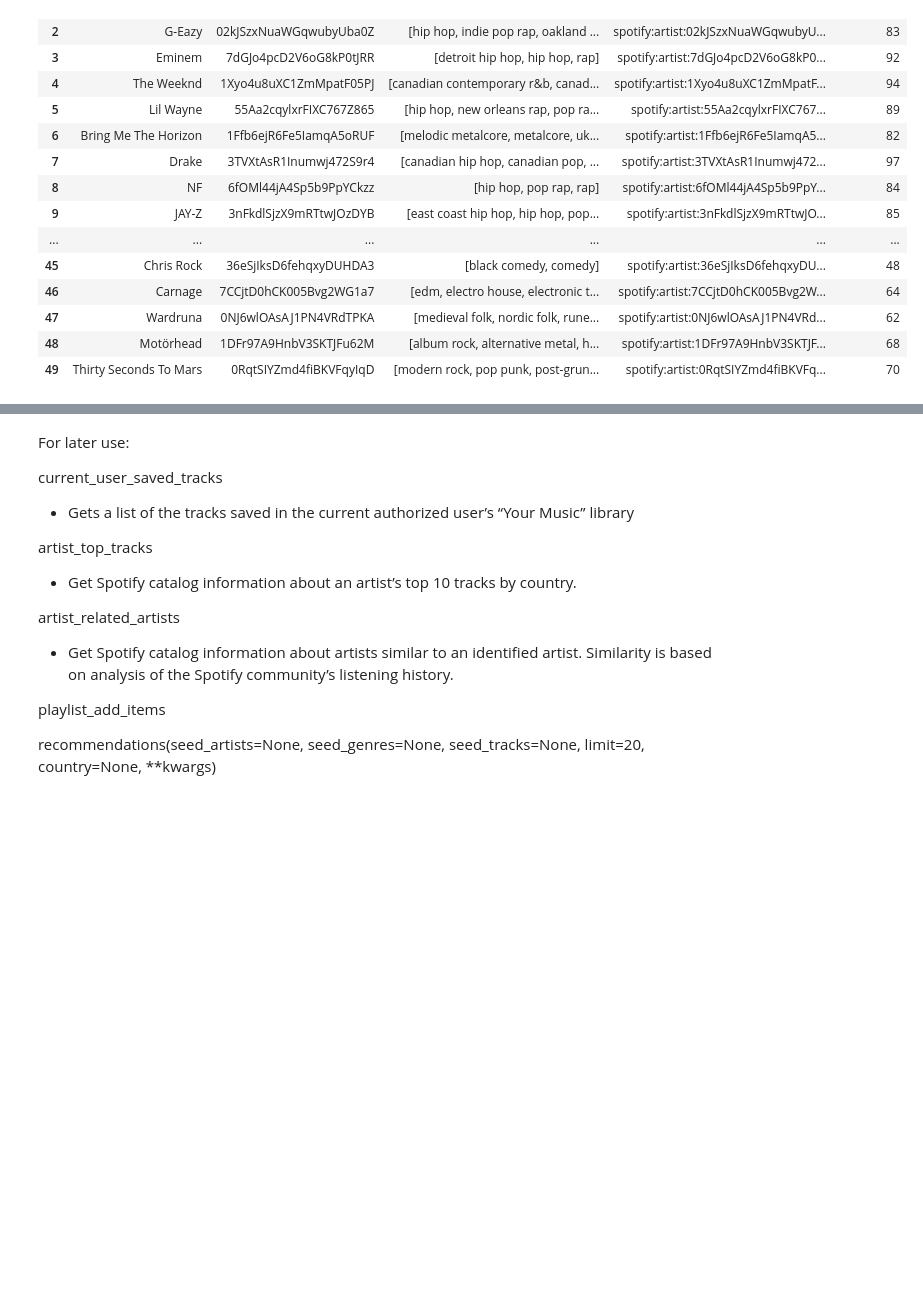
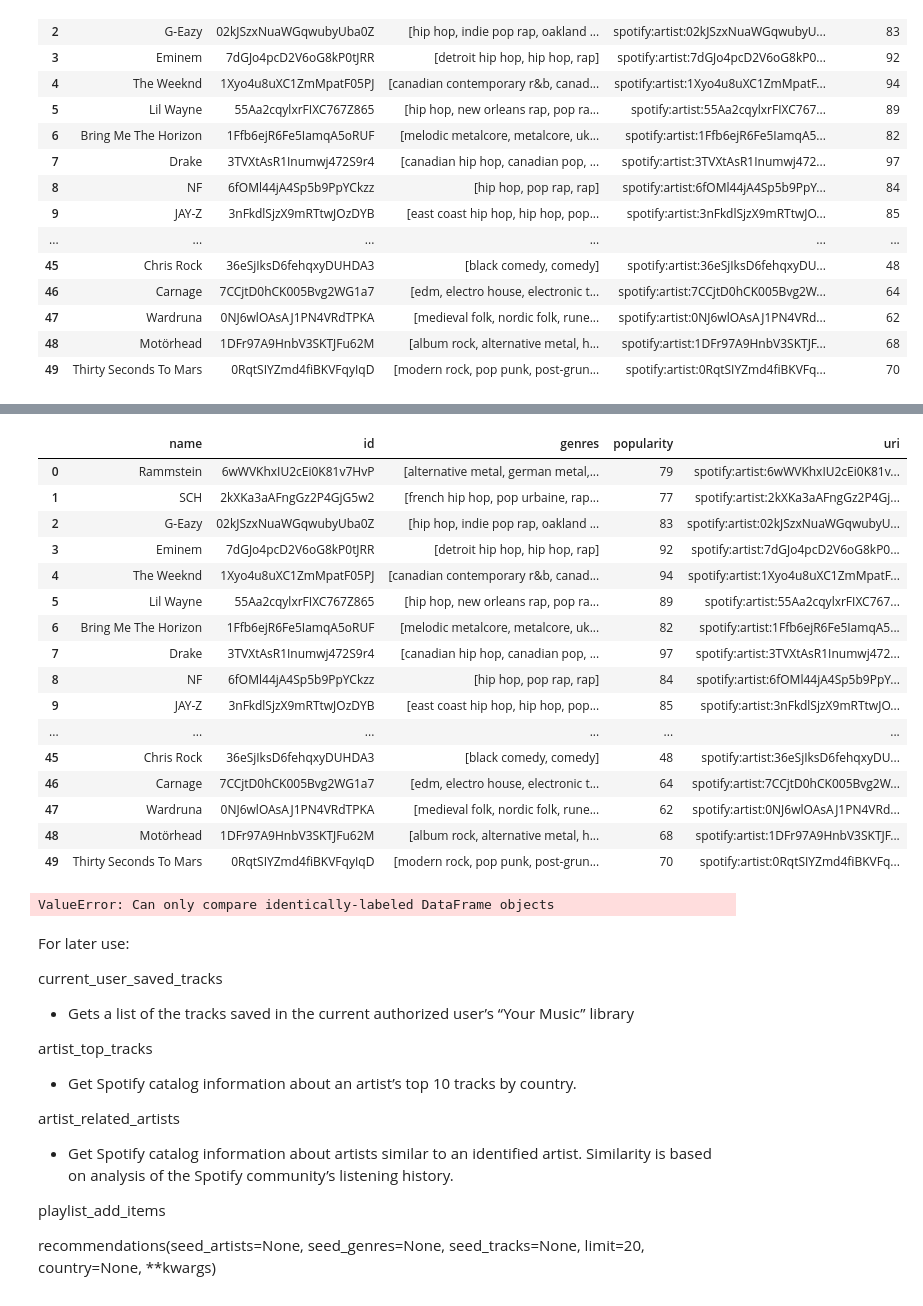
Before and after one commit to MerlinSchaefer/spotify_app, a Jupyter notebook: Test playlist gathering and spotipy recommendation function.ipynb, the cells around one changed output, grey strips where cells are left out. Saved outputs shown, nothing was run; the diff lists cells and outputs as text; code cells hidden in the pictures; blank space fills up the shorter version.

```diff
--- a/Test playlist gathering and spotipy recommendation function.ipynb
+++ b/Test playlist gathering and spotipy recommendation function.ipynb
@@ -164,3 +190,28 @@ artists_short_df
+# %%
+cols = ["name","id","genres","popularity","uri"]
+artists_long_df_try[cols]
+# %% [output]
+|  | name | id | genres | popularity | uri |
+| 0 | Rammstein | 6wWVKhxIU2cEi0K81v7HvP | [alternative metal, german metal,... | 79 | spotify:artist:6wWVKhxIU2cEi0K81v... |
+| 1 | SCH | 2kXKa3aAFngGz2P4GjG5w2 | [french hip hop, pop urbaine, rap... | 77 | spotify:artist:2kXKa3aAFngGz2P4Gj... |
+| 2 | G-Eazy | 02kJSzxNuaWGqwubyUba0Z | [hip hop, indie pop rap, oakland ... | 83 | spotify:artist:02kJSzxNuaWGqwubyU... |
+| 3 | Eminem | 7dGJo4pcD2V6oG8kP0tJRR | [detroit hip hop, hip hop, rap] | 92 | spotify:artist:7dGJo4pcD2V6oG8kP0... |
+| 4 | The Weeknd | 1Xyo4u8uXC1ZmMpatF05PJ | [canadian contemporary r&b, canad... | 94 | spotify:artist:1Xyo4u8uXC1ZmMpatF... |
+| 5 | Lil Wayne | 55Aa2cqylxrFIXC767Z865 | [hip hop, new orleans rap, pop ra... | 89 | spotify:artist:55Aa2cqylxrFIXC767... |
+| 6 | Bring Me The Horizon | 1Ffb6ejR6Fe5IamqA5oRUF | [melodic metalcore, metalcore, uk... | 82 | spotify:artist:1Ffb6ejR6Fe5IamqA5... |
+| 7 | Drake | 3TVXtAsR1Inumwj472S9r4 | [canadian hip hop, canadian pop, ... | 97 | spotify:artist:3TVXtAsR1Inumwj472... |
+| 8 | NF | 6fOMl44jA4Sp5b9PpYCkzz | [hip hop, pop rap, rap] | 84 | spotify:artist:6fOMl44jA4Sp5b9PpY... |
+| 9 | JAY-Z | 3nFkdlSjzX9mRTtwJOzDYB | [east coast hip hop, hip hop, pop... | 85 | spotify:artist:3nFkdlSjzX9mRTtwJO... |
+| ... | ... | ... | ... | ... | ... |
+| 45 | Chris Rock | 36eSjIksD6fehqxyDUHDA3 | [black comedy, comedy] | 48 | spotify:artist:36eSjIksD6fehqxyDU... |
+| 46 | Carnage | 7CCjtD0hCK005Bvg2WG1a7 | [edm, electro house, electronic t... | 64 | spotify:artist:7CCjtD0hCK005Bvg2W... |
+| 47 | Wardruna | 0NJ6wlOAsAJ1PN4VRdTPKA | [medieval folk, nordic folk, rune... | 62 | spotify:artist:0NJ6wlOAsAJ1PN4VRd... |
+| 48 | Motörhead | 1DFr97A9HnbV3SKTJFu62M | [album rock, alternative metal, h... | 68 | spotify:artist:1DFr97A9HnbV3SKTJF... |
+| 49 | Thirty Seconds To Mars | 0RqtSIYZmd4fiBKVFqyIqD | [modern rock, pop punk, post-grun... | 70 | spotify:artist:0RqtSIYZmd4fiBKVFq... |
+# %%
+artists_long_df_try[cols].iloc[:] ==
+# %% [output]
+ValueError: Can only compare identically-labeled DataFrame objects
 # %%
 ##Playlists
 #spotify features playlists + get playlist by id
```
Also changed, not shown: parts of 2 cells of this notebook, 1 other file.
